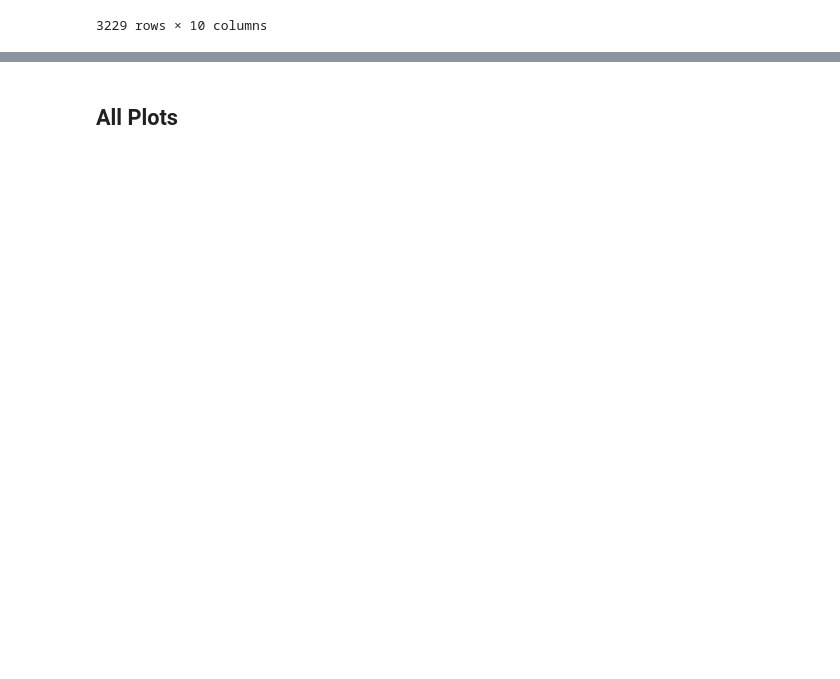
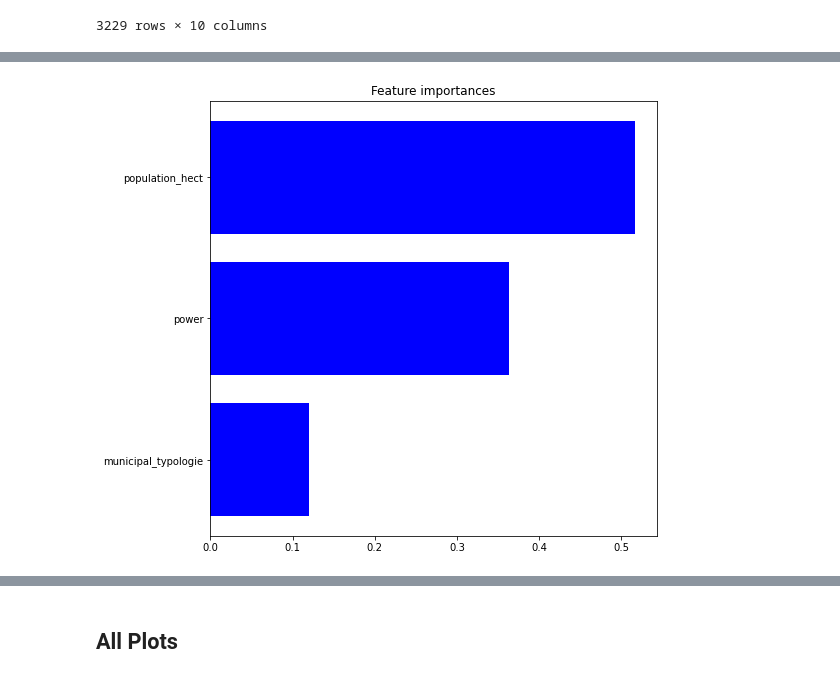
Before and after one commit to magnetilo/energy_hackdays_2020_05_emob_behavior_analysis, a Jupyter notebook: public_metrics_features_analysis/Public metrics analysis.ipynb, the cells around one changed output, grey strips where cells are left out. Cells and saved outputs as stored; diff of their text form; code cells hidden in the pictures; blank space fills up the shorter version.

```diff
--- a/public_metrics_features_analysis/Public metrics analysis.ipynb
+++ b/public_metrics_features_analysis/Public metrics analysis.ipynb
@@ -153,0 +154,3 @@ plt.show()
+# %%
+pcmf3 = pd.read_csv('public_chargers_metrics_and_features_3.csv', sep=',', encoding='utf8', index_col=0)
+pcmf3
@@ -153,0 +172,15 @@ plt.show()
+# %%
+y_df3 = pcmf3.loc[:, 'occupied_ratio']     # extract occupied_ratio
+X_df3 = pcmf3.loc[:, ['power', 'municipal_typologie', 'population_hect']]
+y_df3 = y_df3.fillna(0)
+X_df3['power'] = X_df3['power'].fillna(-1)
+#X_df3['power'] = X_df3['power'].fillna(0)
+#X_df3['municipal_typologie'] = X_df3['municipal_typologie'].fillna(-1)
+X_df3['population_hect'] = X_df3['population_hect'].fillna(-1)
+
+#rf3 = RandomForestRegressor()
+rf3 = ExtraTreesRegressor()
+rf3.fit(X_df3, y_df3)
+plot_feature_importances(rf3.feature_importances_, X_df3.columns)
+# %% [output]
+[figure, added]
```
Also changed, not shown: parts of 17 cells of this notebook, 1 other file.
